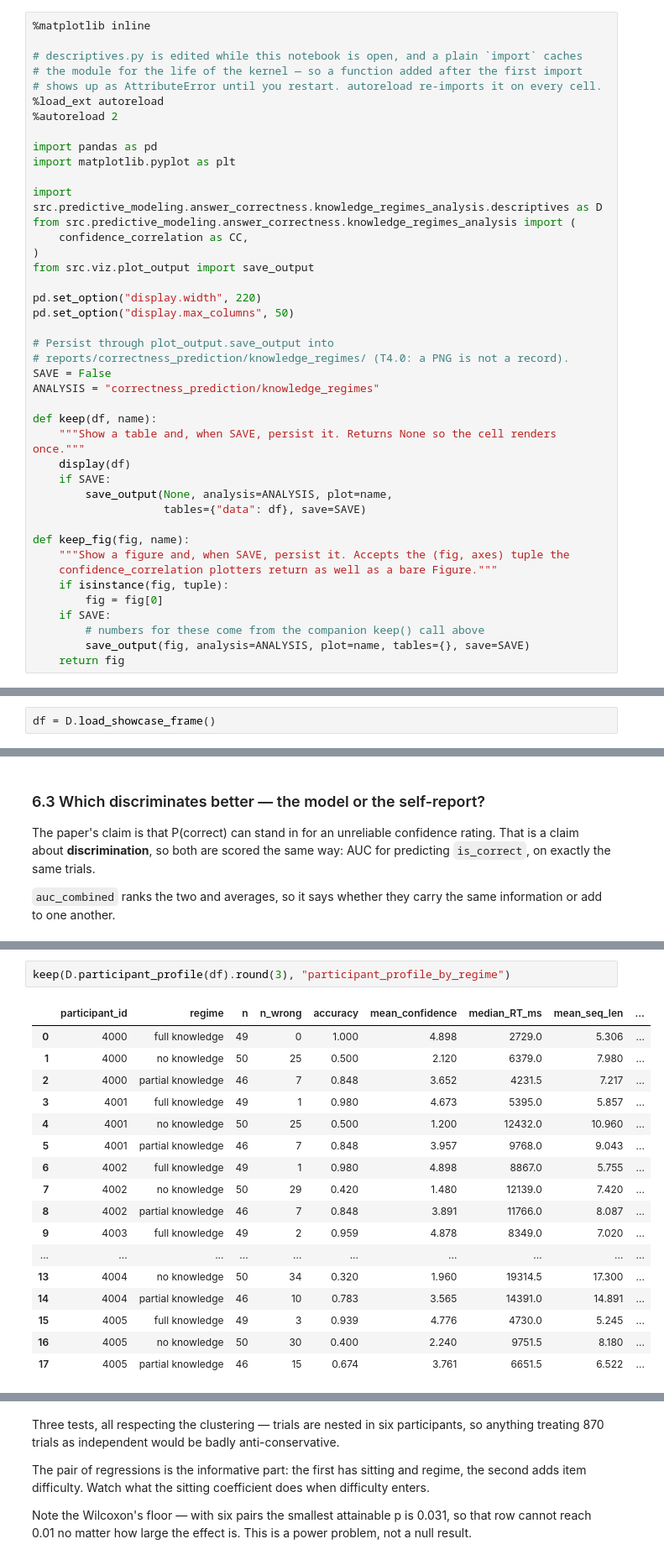
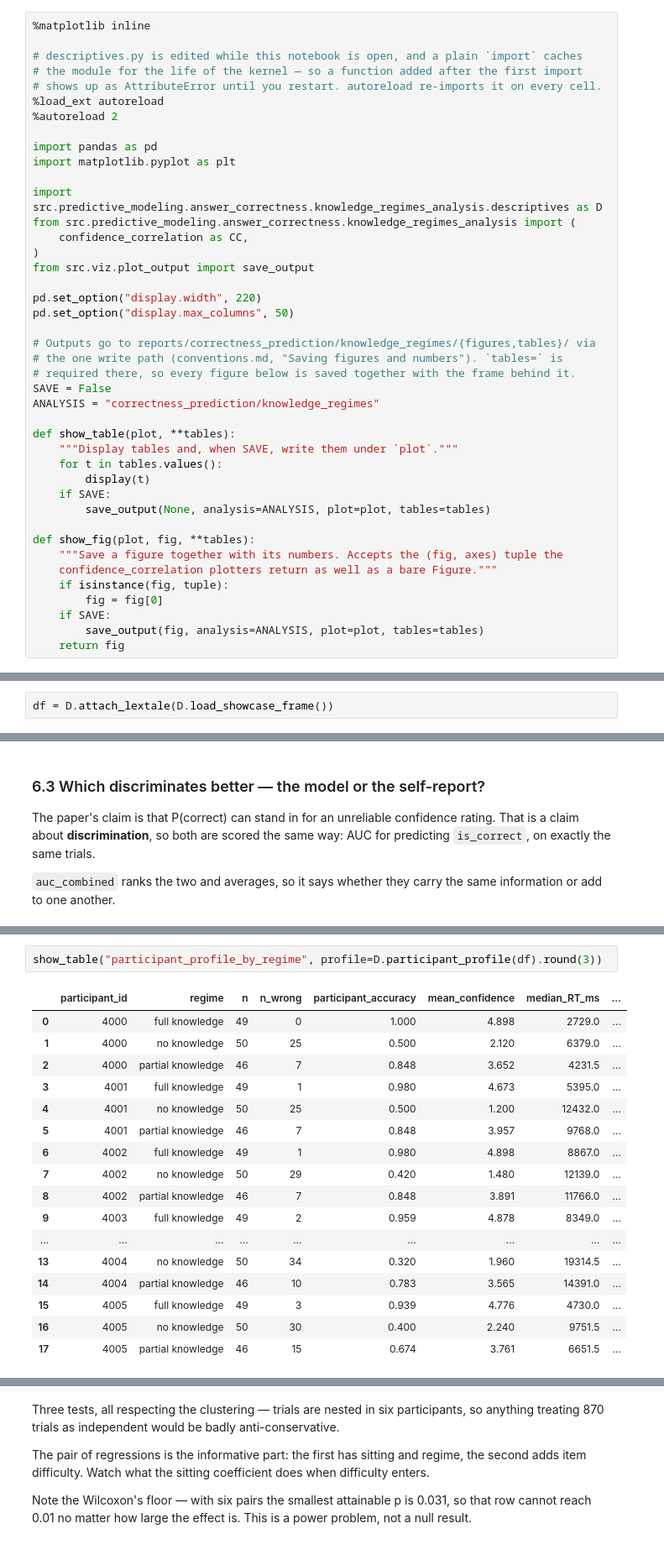
Before and after one commit to Mormorfor/QA_eyetracking, a Jupyter notebook: notebooks/knowqa_data_showcase.ipynb, the cells around one changed output, grey strips where cells are left out. Shown at 84% size. Saved outputs shown, nothing was run; the diff lists cells and outputs as text.

Commit message:
new data presentation touchups

```diff
--- a/notebooks/knowqa_data_showcase.ipynb
+++ b/notebooks/knowqa_data_showcase.ipynb
@@ -36,26 +33,26 @@ from src.viz.plot_output import save_output
 pd.set_option("display.width", 220)
 pd.set_option("display.max_columns", 50)
 
-# Persist through plot_output.save_output into
-# reports/correctness_prediction/knowledge_regimes/ (T4.0: a PNG is not a record).
+# Outputs go to reports/correctness_prediction/knowledge_regimes/{figures,tables}/ via
+# the one write path (conventions.md, "Saving figures and numbers"). `tables=` is
+# required there, so every figure below is saved together with the frame behind it.
 SAVE = False
 ANALYSIS = "correctness_prediction/knowledge_regimes"
 
-def keep(df, name):
-    """Show a table and, when SAVE, persist it. Returns None so the cell renders once."""
-    display(df)
+def show_table(plot, **tables):
+    """Display tables and, when SAVE, write them under `plot`."""
+    for t in tables.values():
+        display(t)
     if SAVE:
-        save_output(None, analysis=ANALYSIS, plot=name,
-                    tables={"data": df}, save=SAVE)
+        save_output(None, analysis=ANALYSIS, plot=plot, tables=tables)
 
-def keep_fig(fig, name):
-    """Show a figure and, when SAVE, persist it. Accepts the (fig, axes) tuple the
+def show_fig(plot, fig, **tables):
+    """Save a figure together with its numbers. Accepts the (fig, axes) tuple the
     confidence_correlation plotters return as well as a bare Figure."""
     if isinstance(fig, tuple):
         fig = fig[0]
     if SAVE:
-        # numbers for these come from the companion keep() call above
-        save_output(fig, analysis=ANALYSIS, plot=name, tables={}, save=SAVE)
+        save_output(fig, analysis=ANALYSIS, plot=plot, tables=tables)
     return fig
 # %% [output]
 Detected IPython. Loading juliacall extension. See https://juliapy.github.io/PythonCall.jl/stable/compat/#IPython
@@ -70,7 +67,7 @@ drop silently out of every per-regime group-by while still counting in the poole
 Practice trials are already excluded upstream: the IA report holds 924 trials, 54 of them
 practice, and the 870 non-practice trials match the feature table exactly in both directions.
 # %%
-df = D.load_showcase_frame()
+df = D.attach_lextale(D.load_showcase_frame())
 # %% [output]
 KnowQA showcase frame: 870 trials x 199 columns
   participants : 6
@@ -442,20 +513,20 @@ the same cells and for the same reason.
 # %%
-keep(D.participant_profile(df).round(3), "participant_profile_by_regime")
+show_table("participant_profile_by_regime", profile=D.participant_profile(df).round(3))
 # %% [output]
-|  | participant_id | regime | n | n_wrong | accuracy | mean_confidence | median_RT_ms | mean_seq_len | ... |
-| 0 | 4000 | full knowledge | 49 | 0 | 1.000 | 4.898 | 2729.0 | 5.306 | ... |
-| 1 | 4000 | no knowledge | 50 | 25 | 0.500 | 2.120 | 6379.0 | 7.980 | ... |
-| 2 | 4000 | partial knowledge | 46 | 7 | 0.848 | 3.652 | 4231.5 | 7.217 | ... |
-| 3 | 4001 | full knowledge | 49 | 1 | 0.980 | 4.673 | 5395.0 | 5.857 | ... |
-| 4 | 4001 | no knowledge | 50 | 25 | 0.500 | 1.200 | 12432.0 | 10.960 | ... |
-| 5 | 4001 | partial knowledge | 46 | 7 | 0.848 | 3.957 | 9768.0 | 9.043 | ... |
-| 6 | 4002 | full knowledge | 49 | 1 | 0.980 | 4.898 | 8867.0 | 5.755 | ... |
-| 7 | 4002 | no knowledge | 50 | 29 | 0.420 | 1.480 | 12139.0 | 7.420 | ... |
-| 8 | 4002 | partial knowledge | 46 | 7 | 0.848 | 3.891 | 11766.0 | 8.087 | ... |
-| 9 | 4003 | full knowledge | 49 | 2 | 0.959 | 4.878 | 8349.0 | 7.020 | ... |
-| ... | ... | ... | ... | ... | ... | ... | ... | ... | ... |
-| 13 | 4004 | no knowledge | 50 | 34 | 0.320 | 1.960 | 19314.5 | 17.300 | ... |
-| 14 | 4004 | partial knowledge | 46 | 10 | 0.783 | 3.565 | 14391.0 | 14.891 | ... |
-| 15 | 4005 | full knowledge | 49 | 3 | 0.939 | 4.776 | 4730.0 | 5.245 | ... |
-| 16 | 4005 | no knowledge | 50 | 30 | 0.400 | 2.240 | 9751.5 | 8.180 | ... |
-| 17 | 4005 | partial knowledge | 46 | 15 | 0.674 | 3.761 | 6651.5 | 6.522 | ... |
+|  | participant_id | regime | n | n_wrong | participant_accuracy | mean_confidence | median_RT_ms | ... |
+| 0 | 4000 | full knowledge | 49 | 0 | 1.000 | 4.898 | 2729.0 | ... |
+| 1 | 4000 | no knowledge | 50 | 25 | 0.500 | 2.120 | 6379.0 | ... |
+| 2 | 4000 | partial knowledge | 46 | 7 | 0.848 | 3.652 | 4231.5 | ... |
+| 3 | 4001 | full knowledge | 49 | 1 | 0.980 | 4.673 | 5395.0 | ... |
+| 4 | 4001 | no knowledge | 50 | 25 | 0.500 | 1.200 | 12432.0 | ... |
+| 5 | 4001 | partial knowledge | 46 | 7 | 0.848 | 3.957 | 9768.0 | ... |
+| 6 | 4002 | full knowledge | 49 | 1 | 0.980 | 4.898 | 8867.0 | ... |
+| 7 | 4002 | no knowledge | 50 | 29 | 0.420 | 1.480 | 12139.0 | ... |
+| 8 | 4002 | partial knowledge | 46 | 7 | 0.848 | 3.891 | 11766.0 | ... |
+| 9 | 4003 | full knowledge | 49 | 2 | 0.959 | 4.878 | 8349.0 | ... |
+| ... | ... | ... | ... | ... | ... | ... | ... | ... |
+| 13 | 4004 | no knowledge | 50 | 34 | 0.320 | 1.960 | 19314.5 | ... |
+| 14 | 4004 | partial knowledge | 46 | 10 | 0.783 | 3.565 | 14391.0 | ... |
+| 15 | 4005 | full knowledge | 49 | 3 | 0.939 | 4.776 | 4730.0 | ... |
+| 16 | 4005 | no knowledge | 50 | 30 | 0.400 | 2.240 | 9751.5 | ... |
+| 17 | 4005 | partial knowledge | 46 | 15 | 0.674 | 3.761 | 6651.5 | ... |
```
Also changed, not shown: parts of 55 cells of this notebook, 6 other files.
